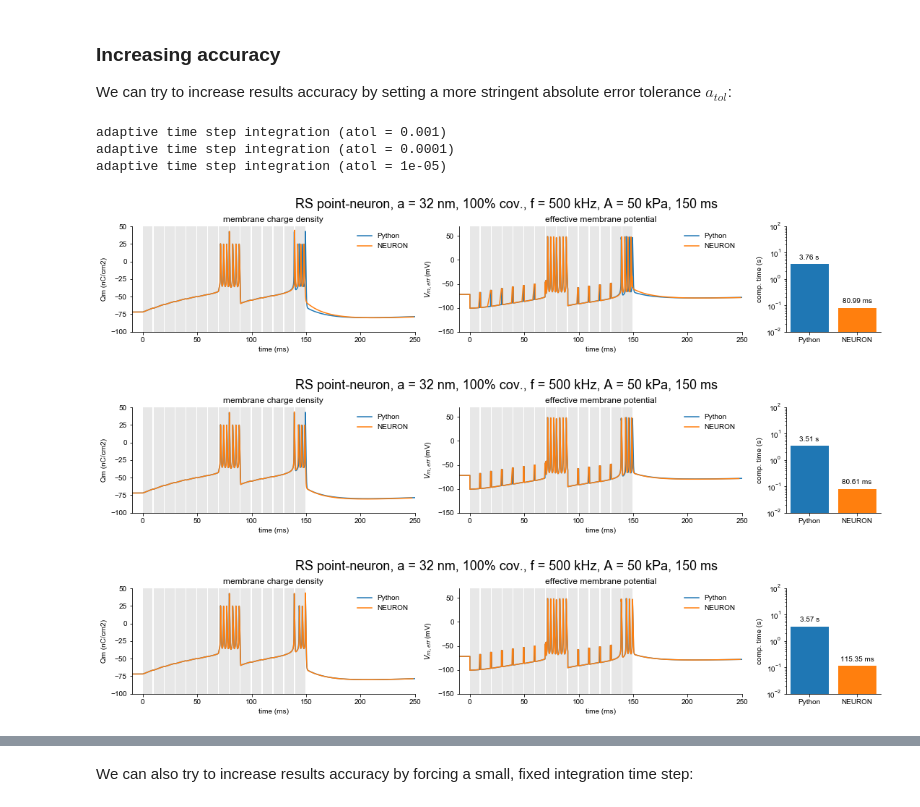
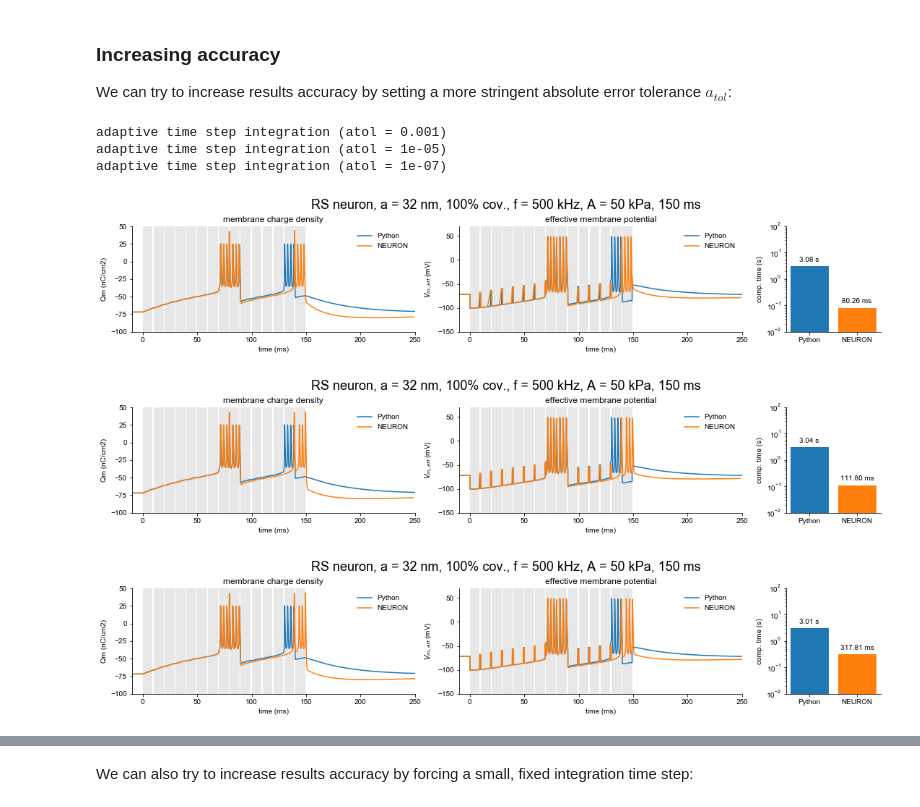
Before and after one commit to tjjlemaire/MorphoSONIC, a Jupyter notebook: notebooks/SONIC 0D - Python vs NEURON.ipynb, the cells around one changed output, grey strips where cells are left out. Cells and saved outputs as stored; diff of their text form; code cells hidden in the pictures.

```diff
--- a/notebooks/SONIC 0D - Python vs NEURON.ipynb
+++ b/notebooks/SONIC 0D - Python vs NEURON.ipynb
@@ -60,11 +60,11 @@ Let's set some default model and stimulation parameters.
 # %%
 # Model parameters
 neuron = CorticalRS()
-a = 32e-9  # sonophore diameter
+a = 32.  # sonophore diameter
 
 # Stimulation parameters
-Fdrive = 500e3  # Hz
-Adrive = 50e3  # Pa
+Fdrive = 500.  # kHz
+Adrive = 50.  # kPa
 tstim = 150e-3  # s
 toffset = 100e-3  # s
 PRF = 100.  # Hz
@@ -142,13 +164,13 @@ We observe a few differences between the two solutions:
 
 We can try to increase results accuracy by setting a more stringent absolute error tolerance $a_{tol}$:
 # %%
-for atol in np.logspace(-3, -5, 3):
-    fig = compareAStim(neuron, a, Fdrive, Adrive, tstim, toffset, PRF, 0.9, atol=atol)
+for atol in np.logspace(-3, -7, 3):
+    fig = compare(neuron, Adrive, tstim, toffset, PRF, 0.9, a=a, Fdrive=Fdrive, atol=atol)
 # %% [output]
 adaptive time step integration (atol = 0.001)
-adaptive time step integration (atol = 0.0001)
 adaptive time step integration (atol = 1e-05)
+adaptive time step integration (atol = 1e-07)
-[figure, old version]
+[figure, new version]
-[figure, old version]
+[figure, new version]
-[figure, old version]
+[figure, new version]
 # %% [markdown]
```
Also changed, not shown: parts of 9 cells of this notebook, 23 other files.
